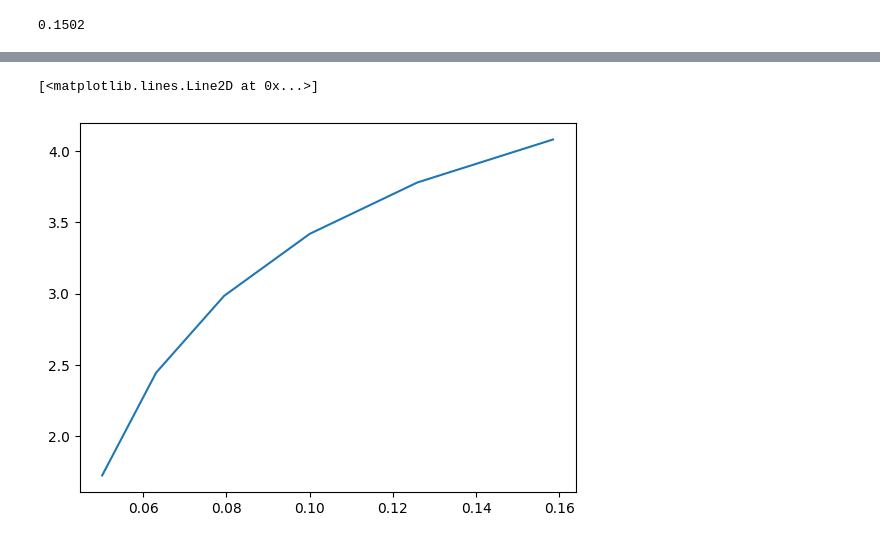
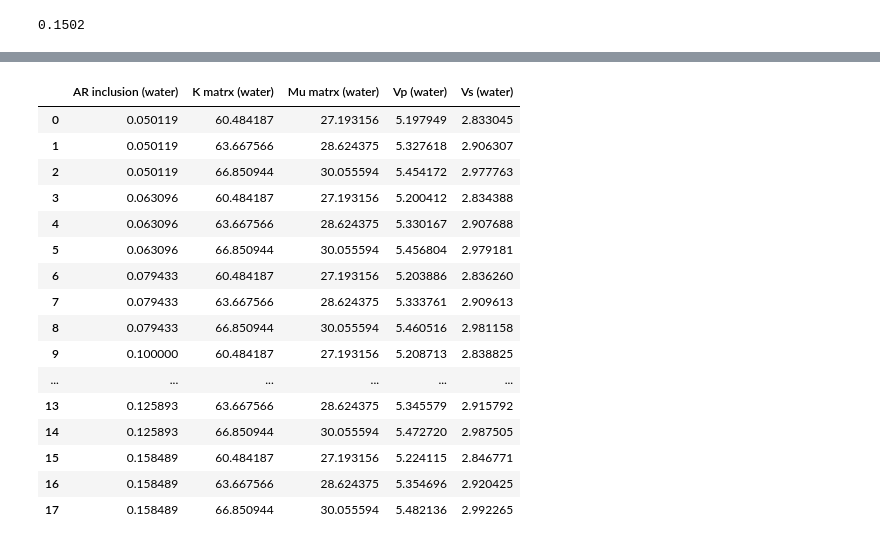
Before and after one commit to MariiaKalinina/Elasticity, a Jupyter notebook: Berryman_SC.ipynb, the cells around one changed output, grey strips where cells are left out. Cells and saved outputs as stored; diff of their text form; code cells hidden in the pictures.

```diff
--- a/Berryman_SC.ipynb
+++ b/Berryman_SC.ipynb
@@ -610,5 +621,20 @@ result_air
-# %%
-plt.plot(AR_loop, Vp_air[::3])
-# %% [output]
-[<matplotlib.lines.Line2D at 0x...>]
-[figure, removed]
+# %%
+result_water
+# %% [output]
+|  | AR inclusion (water) | K matrx (water) | Mu matrx (water) | Vp (water) | Vs (water) |
+| 0 | 0.050119 | 60.484187 | 27.193156 | 5.197949 | 2.833045 |
+| 1 | 0.050119 | 63.667566 | 28.624375 | 5.327618 | 2.906307 |
+| 2 | 0.050119 | 66.850944 | 30.055594 | 5.454172 | 2.977763 |
+| 3 | 0.063096 | 60.484187 | 27.193156 | 5.200412 | 2.834388 |
+| 4 | 0.063096 | 63.667566 | 28.624375 | 5.330167 | 2.907688 |
+| 5 | 0.063096 | 66.850944 | 30.055594 | 5.456804 | 2.979181 |
+| 6 | 0.079433 | 60.484187 | 27.193156 | 5.203886 | 2.836260 |
+| 7 | 0.079433 | 63.667566 | 28.624375 | 5.333761 | 2.909613 |
+| 8 | 0.079433 | 66.850944 | 30.055594 | 5.460516 | 2.981158 |
+| 9 | 0.100000 | 60.484187 | 27.193156 | 5.208713 | 2.838825 |
+| ... | ... | ... | ... | ... | ... |
+| 13 | 0.125893 | 63.667566 | 28.624375 | 5.345579 | 2.915792 |
+| 14 | 0.125893 | 66.850944 | 30.055594 | 5.472720 | 2.987505 |
+| 15 | 0.158489 | 60.484187 | 27.193156 | 5.224115 | 2.846771 |
+| 16 | 0.158489 | 63.667566 | 28.624375 | 5.354696 | 2.920425 |
+| 17 | 0.158489 | 66.850944 | 30.055594 | 5.482136 | 2.992265 |
```
Also changed, not shown: parts of 4 cells of this notebook.
